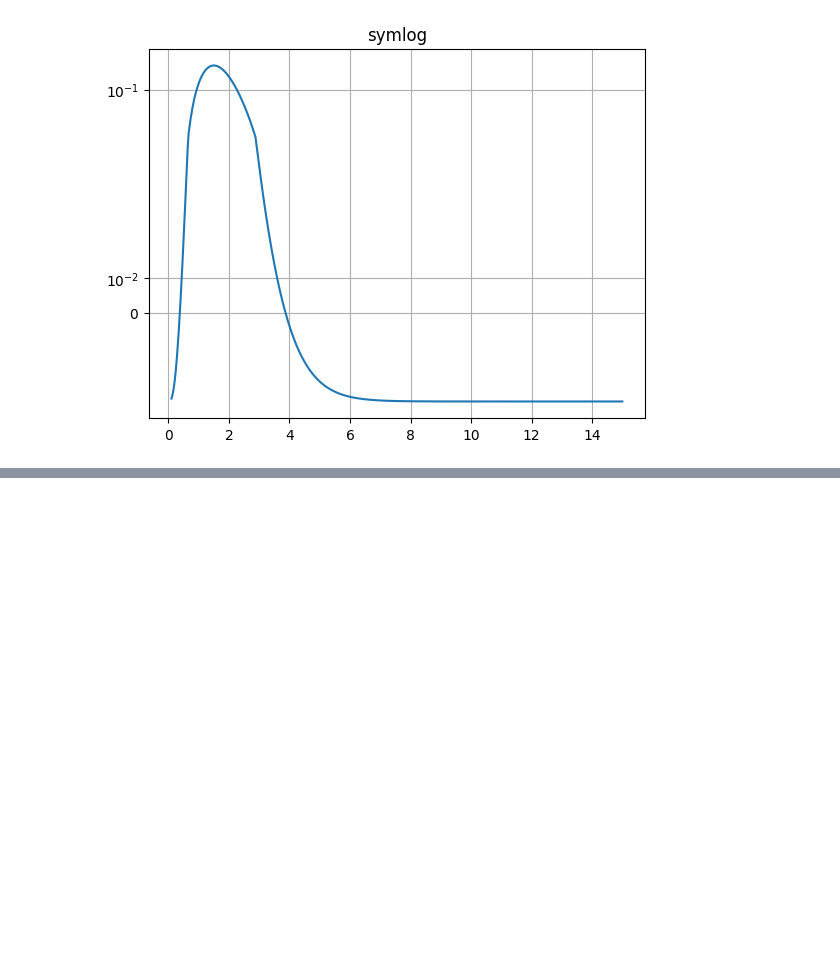
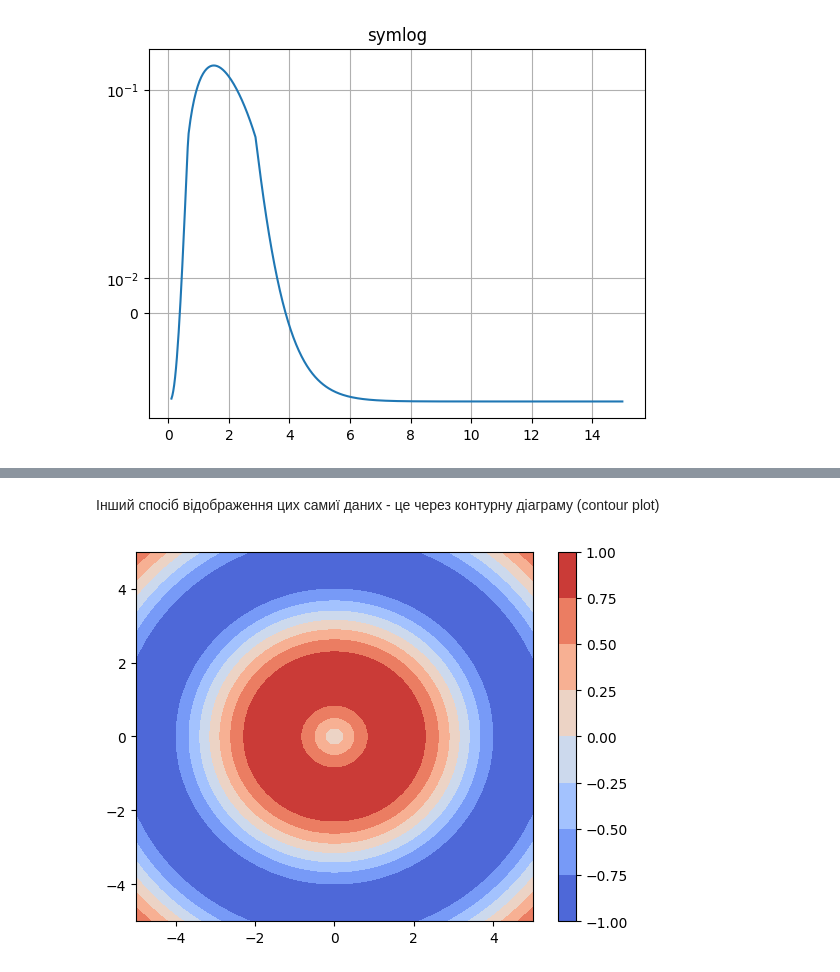
Before and after one commit to dmuman/ML-projects-and-tutorials, a Jupyter notebook: Matplotlib/Tutorials/matplotlib_tutorial_ukr.ipynb, the cells around one changed output, grey strips where cells are left out. Cells and saved outputs as stored; diff of their text form; code cells hidden in the pictures; blank space fills up the shorter version.

```diff
--- a/Matplotlib/Tutorials/matplotlib_tutorial_ukr.ipynb
+++ b/Matplotlib/Tutorials/matplotlib_tutorial_ukr.ipynb
@@ -412,0 +481,8 @@ plt.show()
+# %% [markdown]
+Інший спосіб відображення цих самиї даних - це через контурну діаграму (contour plot)
+# %%
+plt.contourf(X, Y, Z, cmap=matplotlib.cm.coolwarm)
+plt.colorbar()
+plt.show()
+# %% [output]
+[figure, added]
```
Also changed, not shown: parts of 51 cells of this notebook.
